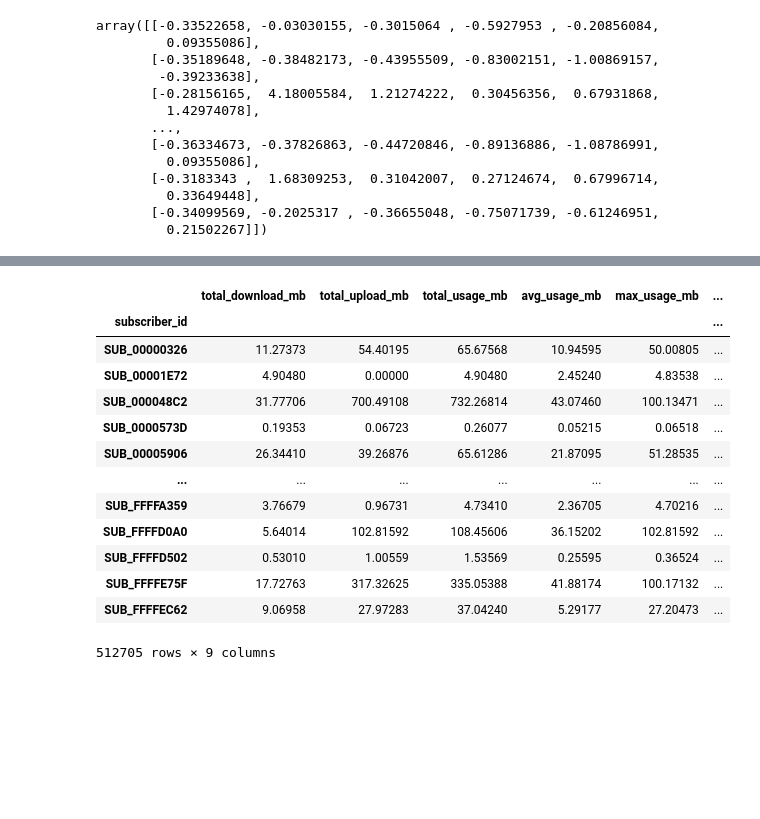
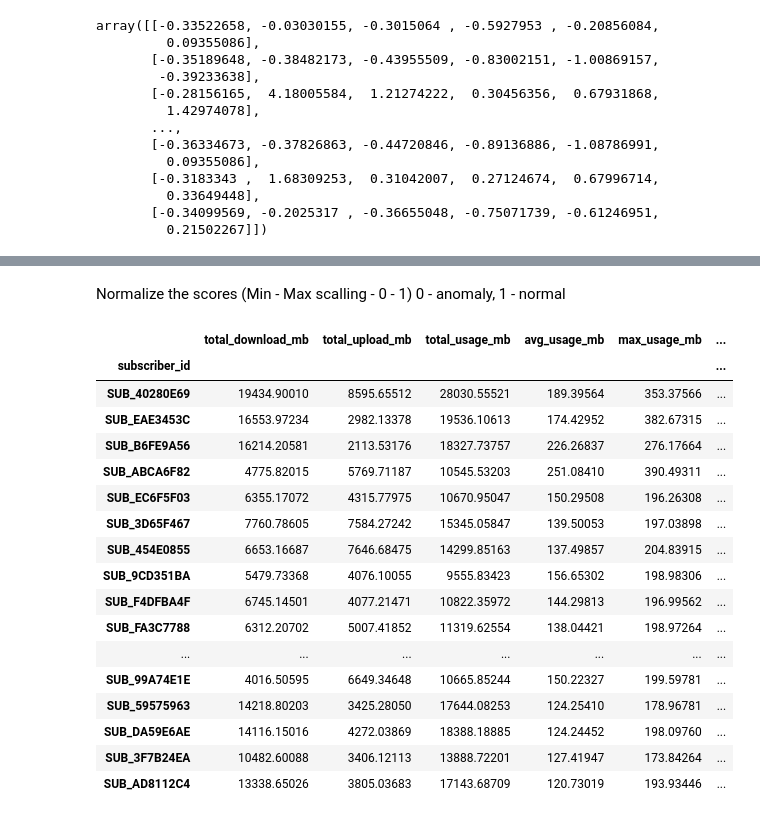
Before and after one commit to Sarasii22/Broadband-Fraud-Management-System, a Jupyter notebook: model_training.ipynb, the cells around one changed output, grey strips where cells are left out. Drawn from its saved outputs; the diff is of its cells as text; code cells hidden in the pictures; blank space fills up the shorter version.

```diff
--- a/model_training.ipynb
+++ b/model_training.ipynb
@@ -419 +397,5 @@ subscriber_profile.sort_values(
 512705 rows × 8 columns
+# %% [markdown]
+Normalize the scores
+(Min - Max scalling - 0 - 1)
+0 - anomaly, 1 - normal
@@ -424,18 +418,27 @@ subscriber_profile["fraud_status"] = subscriber_profile["anomaly"].map({
 })
-# %%
-subscriber_profile
-# %% [output]
-|  | total_download_mb | total_upload_mb | total_usage_mb | avg_usage_mb | max_usage_mb | ... |
-| subscriber_id |  |  |  |  |  | ... |
-| SUB_00000326 | 11.27373 | 54.40195 | 65.67568 | 10.94595 | 50.00805 | ... |
-| SUB_00001E72 | 4.90480 | 0.00000 | 4.90480 | 2.45240 | 4.83538 | ... |
-| SUB_000048C2 | 31.77706 | 700.49108 | 732.26814 | 43.07460 | 100.13471 | ... |
-| SUB_0000573D | 0.19353 | 0.06723 | 0.26077 | 0.05215 | 0.06518 | ... |
-| SUB_00005906 | 26.34410 | 39.26876 | 65.61286 | 21.87095 | 51.28535 | ... |
-| ... | ... | ... | ... | ... | ... | ... |
-| SUB_FFFFA359 | 3.76679 | 0.96731 | 4.73410 | 2.36705 | 4.70216 | ... |
-| SUB_FFFFD0A0 | 5.64014 | 102.81592 | 108.45606 | 36.15202 | 102.81592 | ... |
-| SUB_FFFFD502 | 0.53010 | 1.00559 | 1.53569 | 0.25595 | 0.36524 | ... |
-| SUB_FFFFE75F | 17.72763 | 317.32625 | 335.05388 | 41.88174 | 100.17132 | ... |
-| SUB_FFFFEC62 | 9.06958 | 27.97283 | 37.04240 | 5.29177 | 27.20473 | ... |
-512705 rows × 9 columns
+# %%
+subscriber_profile = subscriber_profile.sort_values(
+    by="isolation_score",
+    ascending=False
+)
+
+subscriber_profile.head(20)
+# %% [output]
+|  | total_download_mb | total_upload_mb | total_usage_mb | avg_usage_mb | max_usage_mb | ... |
+| subscriber_id |  |  |  |  |  | ... |
+| SUB_40280E69 | 19434.90010 | 8595.65512 | 28030.55521 | 189.39564 | 353.37566 | ... |
+| SUB_EAE3453C | 16553.97234 | 2982.13378 | 19536.10613 | 174.42952 | 382.67315 | ... |
+| SUB_B6FE9A56 | 16214.20581 | 2113.53176 | 18327.73757 | 226.26837 | 276.17664 | ... |
+| SUB_ABCA6F82 | 4775.82015 | 5769.71187 | 10545.53203 | 251.08410 | 390.49311 | ... |
+| SUB_EC6F5F03 | 6355.17072 | 4315.77975 | 10670.95047 | 150.29508 | 196.26308 | ... |
+| SUB_3D65F467 | 7760.78605 | 7584.27242 | 15345.05847 | 139.50053 | 197.03898 | ... |
+| SUB_454E0855 | 6653.16687 | 7646.68475 | 14299.85163 | 137.49857 | 204.83915 | ... |
+| SUB_9CD351BA | 5479.73368 | 4076.10055 | 9555.83423 | 156.65302 | 198.98306 | ... |
+| SUB_F4DFBA4F | 6745.14501 | 4077.21471 | 10822.35972 | 144.29813 | 196.99562 | ... |
+| SUB_FA3C7788 | 6312.20702 | 5007.41852 | 11319.62554 | 138.04421 | 198.97264 | ... |
+| ... | ... | ... | ... | ... | ... | ... |
+| SUB_99A74E1E | 4016.50595 | 6649.34648 | 10665.85244 | 150.22327 | 199.59781 | ... |
+| SUB_59575963 | 14218.80203 | 3425.28050 | 17644.08253 | 124.25410 | 178.96781 | ... |
+| SUB_DA59E6AE | 14116.15016 | 4272.03869 | 18388.18885 | 124.24452 | 198.09760 | ... |
+| SUB_3F7B24EA | 10482.60088 | 3406.12113 | 13888.72201 | 127.41947 | 173.84264 | ... |
+| SUB_AD8112C4 | 13338.65026 | 3805.03683 | 17143.68709 | 120.73019 | 193.93446 | ... |
```
Also changed, not shown: parts of 18 cells of this notebook.
